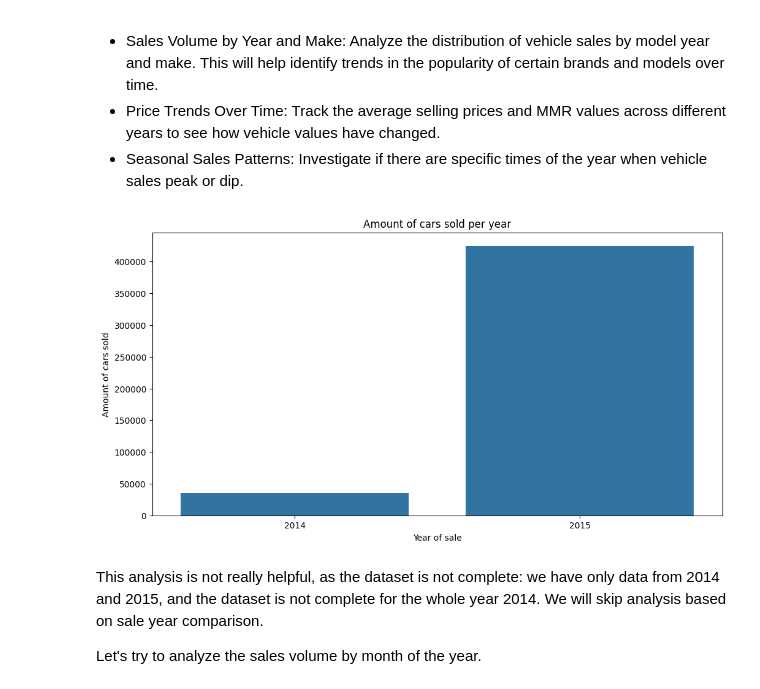
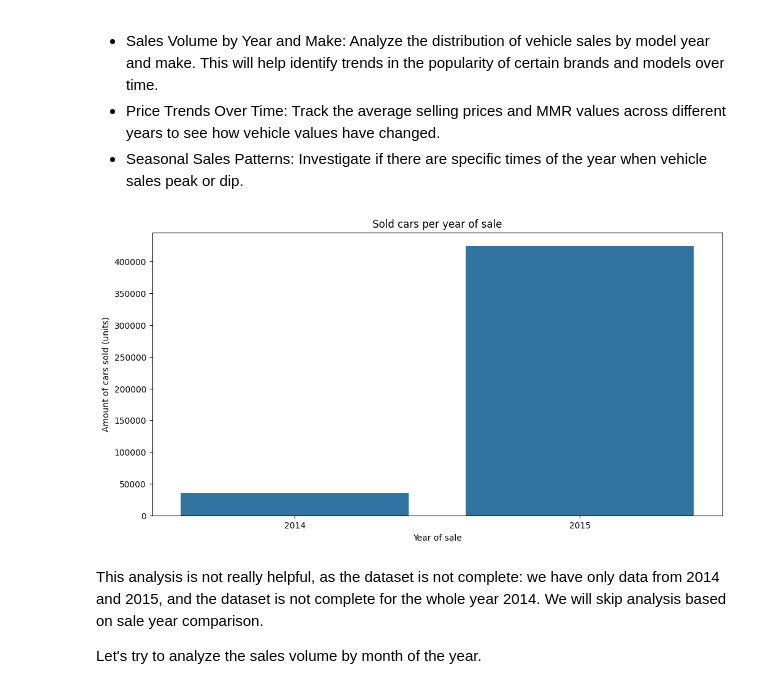
Before and after one commit to wizard86pz/cars_sales_us, a Jupyter notebook: ETL_cars.ipynb, the cells around one changed output. Cells and saved outputs as stored; diff of their text form; code cells hidden in the pictures.

```diff
--- a/ETL_cars.ipynb
+++ b/ETL_cars.ipynb
@@ -491,16 +491,16 @@ Possible Reports:
 # %%
 #let's make some plots to visualize the data. We will use the seaborn library for this task.
 df_clean['sale_year'] = df_clean['sale_date_no_time'].dt.year
 
 #let's create a graph to visualize the sale volumes (amount of cars sold) per year of sale
 plt.figure(figsize=(12,6))
 sns.countplot(data=df_clean, x='sale_year')
-plt.title('Amount of cars sold per year')
+plt.title('Sold cars per year of sale')
 plt.xlabel('Year of sale')
-plt.ylabel('Amount of cars sold')
+plt.ylabel('Amount of cars sold (units)')
 plt.show()
 # %% [output]
-[figure, old version]
+[figure, new version]
 # %% [markdown]
 This analysis is not really helpful, as the dataset is not complete: we have only data from 2014 and 2015, and the dataset is not complete for the whole year 2014. We will skip analysis based on sale year comparison.
 
```
Also changed, not shown: parts of 13 cells of this notebook.
